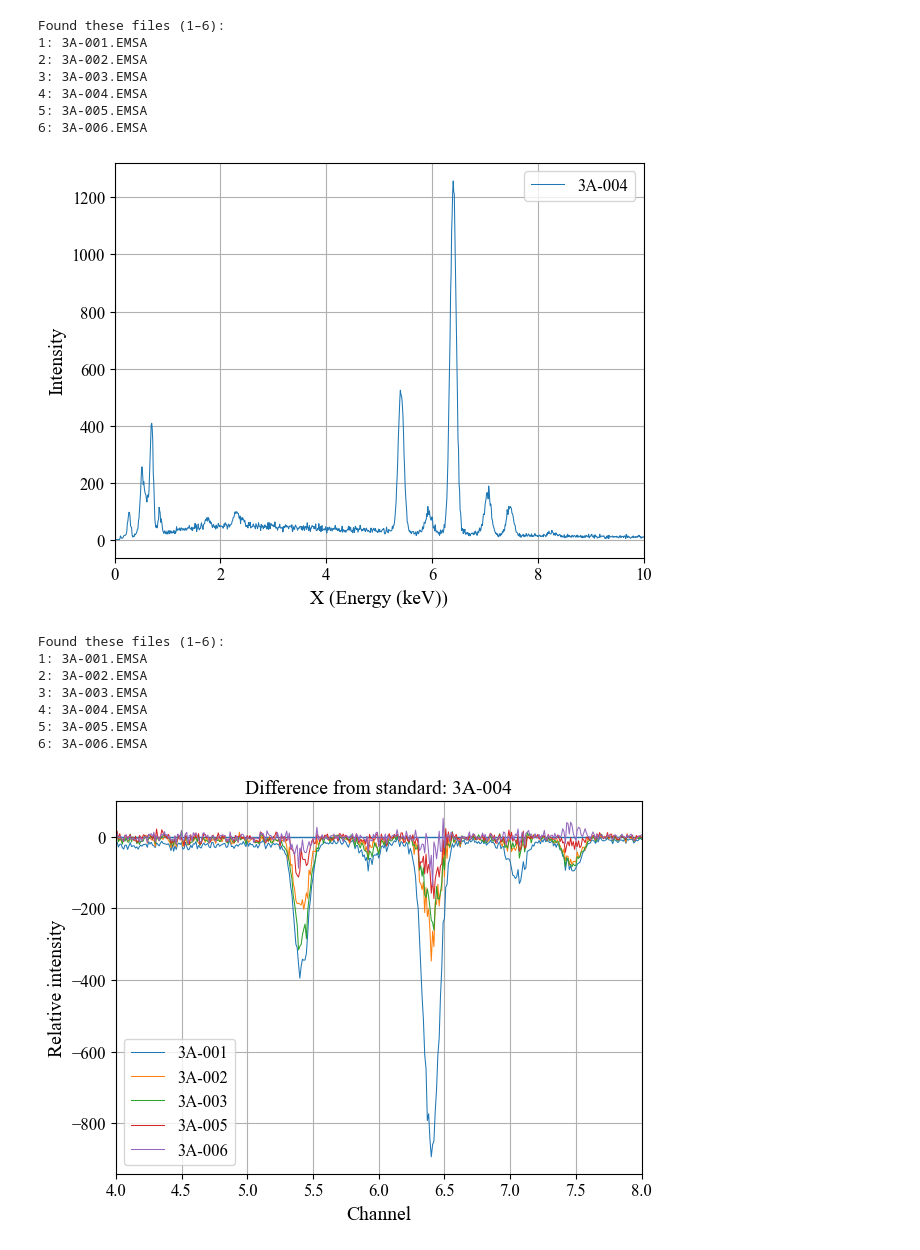
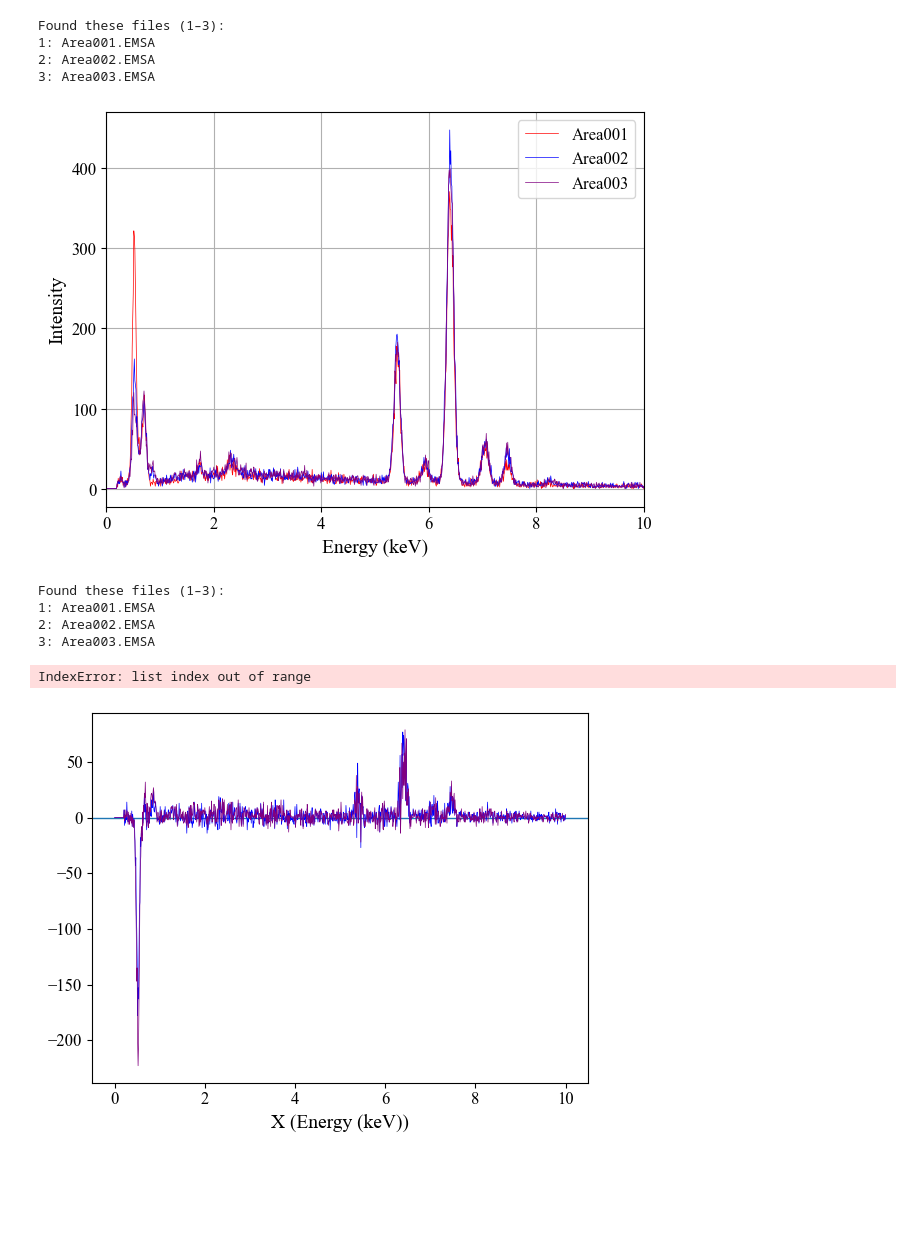
Before and after one commit to jeanvictorbendixenfm-web/Programming-PALS, a Jupyter notebook: extra/EMSA_reader.ipynb, the cells around one changed output. Saved outputs shown, nothing was run; the diff lists cells and outputs as text; code cells hidden in the pictures; blank space fills up the shorter version.

```diff
--- a/extra/EMSA_reader.ipynb
+++ b/extra/EMSA_reader.ipynb
@@ -10,7 +10,7 @@ plt.rcParams['xtick.labelsize'] = 12  # Font size for tick labels
 plt.rcParams['ytick.labelsize'] = 12  # Font size for tick labels
 plt.rcParams['legend.fontsize'] = 12  # Font size for legends
 # Set default line width for all plots (change this value to adjust thickness)
-plt.rcParams['lines.linewidth'] = 0.75
+plt.rcParams['lines.linewidth'] = 0.50
 # %%
 from __future__ import annotations
 
@@ -179,8 +183,8 @@ x range: 0.0 to 20.47
 # %%
 import matplotlib.pyplot as plt
 
-spec = read_emsa(r"C:\Users\jeanv\OneDrive - Delft University of Technology\Uitwisseling - TUDelft\Courses\MEP\Experiments\PALS\sem-annealed\SS316-2.25-3A\protB-3A-surf_001.EMSA")
-
+path = r"C:\Users\jeanv\OneDrive - Delft University of Technology\Uitwisseling - TUDelft\Courses\MEP\Experiments\SEM Pictures\SS316-3VA\3VA_porous3_areas\Area001.EMSA"
+spec = read_emsa(path)
 plt.figure()
 if spec.x is None:
     plt.plot(spec.y)
@@ -206,7 +210,7 @@ from pathlib import Path
 import matplotlib.pyplot as plt
 
 # --- set your folder here ---
-FOLDER = Path(r"C:\Users\jeanv\OneDrive - Delft University of Technology\Uitwisseling - TUDelft\Courses\MEP\Experiments\PALS\sem-annealed\SS316-2.25-3A")  # <-- change this
+FOLDER = Path(r"C:\Users\jeanv\OneDrive - Delft University of Technology\Uitwisseling - TUDelft\Courses\MEP\Experiments\SEM Pictures\SS316-3VA\3VA_porous3_areas")  # <-- change this
 
 def parse_selection(sel: str, max_n: int) -> list[int]:
     """
@@ -258,17 +262,24 @@ if not chosen:
 # --- plot them all on one figure ---
 plt.figure()
 
+colors = ["red", "blue", "purple"]
+
+i = 0
 for fp in chosen:
     spec = read_emsa(fp)
     label = spec.header.get("TITLE") or fp.stem
 
     if spec.x is None:
-        plt.plot(spec.y, label=label)
+        plt.plot(spec.y, label=label, color = colors[i])
         plt.xlabel("Channel")
     else:
-        plt.plot(spec.x, spec.y, label=label)
+        plt.plot(spec.x, spec.y, label=label, color = colors[i])
         xunits = spec.header.get("XUNITS", "").strip()
-        plt.xlabel(f"X ({xunits})" if xunits else "X")
+        plt.xlabel(f"{xunits}" if xunits else "X")
+    i += 1
+
+
+# Add Data
 
 plt.ylabel("Intensity")
 plt.legend()
@@ -277,14 +288,11 @@ plt.grid(True)
 plt.tight_layout()
 plt.show()
 # %% [output]
-Found these files (1–6):
-1: 3A-001.EMSA
-2: 3A-002.EMSA
-3: 3A-003.EMSA
-4: 3A-004.EMSA
-5: 3A-005.EMSA
-6: 3A-006.EMSA
+Found these files (1–3):
+1: Area001.EMSA
+2: Area002.EMSA
+3: Area003.EMSA
-[figure, old version]
+[figure, new version]
 # %%
 import re
 from pathlib import Path
@@ -292,7 +300,7 @@ import numpy as np
 import matplotlib.pyplot as plt
 
 # --- set your folder here ---
-FOLDER = Path(r"C:\Users\jeanv\OneDrive - Delft University of Technology\Uitwisseling - TUDelft\Courses\MEP\Experiments\PALS\sem-annealed\SS316-2.25-3A")  # <-- change this
+FOLDER = Path(r"C:\Users\jeanv\OneDrive - Delft University of Technology\Uitwisseling - TUDelft\Courses\MEP\Experiments\SEM Pictures\SS316-3VA\3VA_porous3_areas")  # <-- change this
   # <-- change this
 
 def parse_selection(sel: str, max_n: int) -> list[int]:
@@ -384,6 +392,8 @@ else:
 plt.figure()
 plt.axhline(0, linewidth=1)
 
+colors = ["red", "blue", "purple"]
+
 for i in idxs:
     spec = read_emsa(files[i])
 
@@ -407,42 +417,45 @@ for i in idxs:
             x, y, ys = x[mw], y[mw], ys[mw]
 
         diff = (y - ys)  # relative difference in %
-        plt.plot(x, diff, label=label)
+        plt.plot(x, diff, label=label, color = colors[i])
         plt.xlabel(f"X ({xunits})" if xunits else "X")
 
     else:
         # Channel-based subtraction
         n = min(len(y_std), len(spec.y))
         y = spec.y[:n].astype(float)
         ys = y_std[:n].astype(float)
         ch = np.arange(n)
 
         # Apply channel window if requested
         if wlow is not None and whigh is not None:
             low_i = max(0, int(np.floor(wlow)))
             high_i = min(n - 1, int(np.ceil(whigh)))
             ch = ch[low_i:high_i + 1]
             y = y[low_i:high_i + 1]
             ys = ys[low_i:high_i + 1]
 
         diff = (y - ys)  # relative difference in %
         plt.plot(ch, diff, label=label)
         plt.xlabel("Channel")
 
-plt.ylabel("Relative intensity")
-plt.xlabel("Energy (keV)" if xunits.lower() == "kev" else "Channel")
+
+plt.plot(x, np.zeros_like(y), label = f"Std: {std_name}", color=colors[i+1])
+
+
+
+plt.ylabel(r"$\Delta$Counts")
+plt.xlabel("Energy (keV)") #if xunits.lower() == "kev" else "Channel"
 plt.legend()
-plt.title(f"Difference from standard: {std_name}")
+plt.title(f"Difference from Std.: {std_name}")
 plt.xlim(wlow,whigh if whigh is not None else 10)
 plt.grid(True)
 plt.tight_layout()
 plt.show()
 # %% [output]
-Found these files (1–6):
-1: 3A-001.EMSA
-2: 3A-002.EMSA
-3: 3A-003.EMSA
-4: 3A-004.EMSA
-5: 3A-005.EMSA
-6: 3A-006.EMSA
+Found these files (1–3):
+1: Area001.EMSA
+2: Area002.EMSA
+3: Area003.EMSA
+IndexError: list index out of range
-[figure, old version]
+[figure, new version]
```
Also changed, not shown: parts of 2 cells of this notebook, 11 other files.
